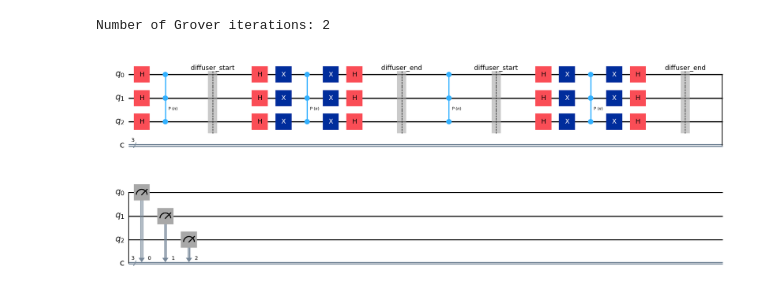
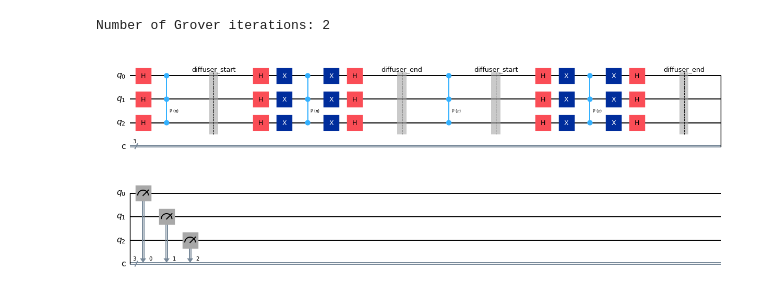
Before and after one commit to adrianrguez314/quantum-computing-with-qiskit, a Jupyter notebook: 05_Grover_algorithms.ipynb, the cells around one changed output. Drawn from its saved outputs; the diff is of its cells as text; code cells hidden in the pictures.

```diff
--- a/05_Grover_algorithms.ipynb
+++ b/05_Grover_algorithms.ipynb
@@ -60,19 +60,19 @@ class GroverAlgorithm:
 # %%
 num_qubits = 3
 
 def basic_all_ones_oracle(qc: QuantumCircuit, qbits: int):
     """
     A basic oracle that marks the state |11...1> by shifting its phase by pi.
     """
     control = list(range(qbits - 1))
     target = qbits - 1
     qc.mcp(np.pi, control, target)
 
 
 grover = GroverAlgorithm(num_qubits=num_qubits, oracle_function=basic_all_ones_oracle)
 grover_circuit = grover.build_circuit()
 
-grover_circuit.draw(output="mpl")
+grover_circuit.draw(output="mpl",scale=0.7)
 # %% [output]
 Number of Grover iterations: 2
-[figure, old version]
+[figure, new version]
```
Also changed, not shown: parts of 2 cells of this notebook.
